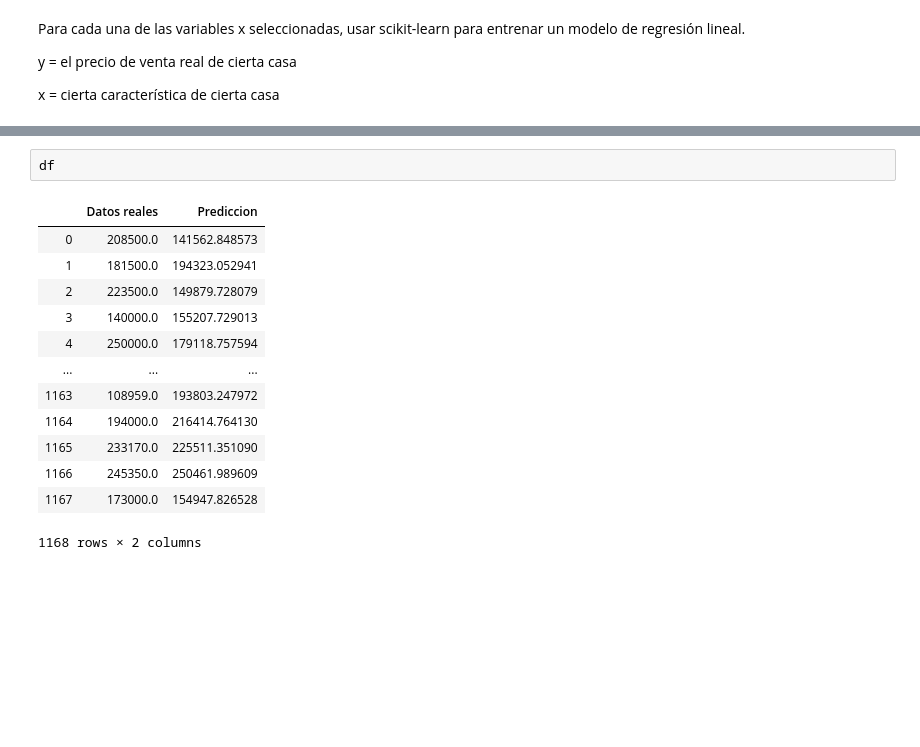
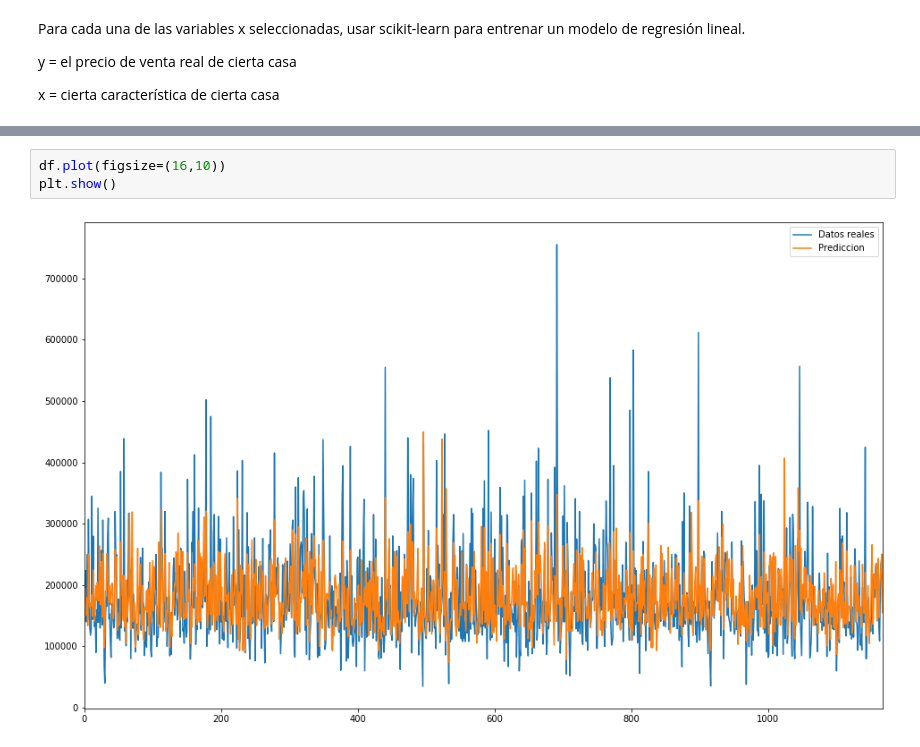
Before and after one commit to an3iitho/Project_linear_regression, a Jupyter notebook: Proyecto_Alvaro-Esquivel.ipynb, the cells around one changed output, grey strips where cells are left out. Cells and saved outputs as stored; diff of their text form; blank space fills up the shorter version.

```diff
--- a/Proyecto_Alvaro-Esquivel.ipynb
+++ b/Proyecto_Alvaro-Esquivel.ipynb
@@ -479,19 +545,8 @@ m:  129.95124228715716
 | 1166 | 245350.0 | 250461.989609 |
 | 1167 | 173000.0 | 154947.826528 |
 1168 rows × 2 columns
-# %%
-df
-# %% [output]
-|  | Datos reales | Prediccion |
-| 0 | 208500.0 | 141562.848573 |
-| 1 | 181500.0 | 194323.052941 |
-| 2 | 223500.0 | 149879.728079 |
-| 3 | 140000.0 | 155207.729013 |
-| 4 | 250000.0 | 179118.757594 |
-| ... | ... | ... |
-| 1163 | 108959.0 | 193803.247972 |
-| 1164 | 194000.0 | 216414.764130 |
-| 1165 | 233170.0 | 225511.351090 |
-| 1166 | 245350.0 | 250461.989609 |
-| 1167 | 173000.0 | 154947.826528 |
-1168 rows × 2 columns
+# %%
+df.plot(figsize=(16,10))
+plt.show()
+# %% [output]
+[figure, added]
```
Also changed, not shown: parts of 12 cells of this notebook.
